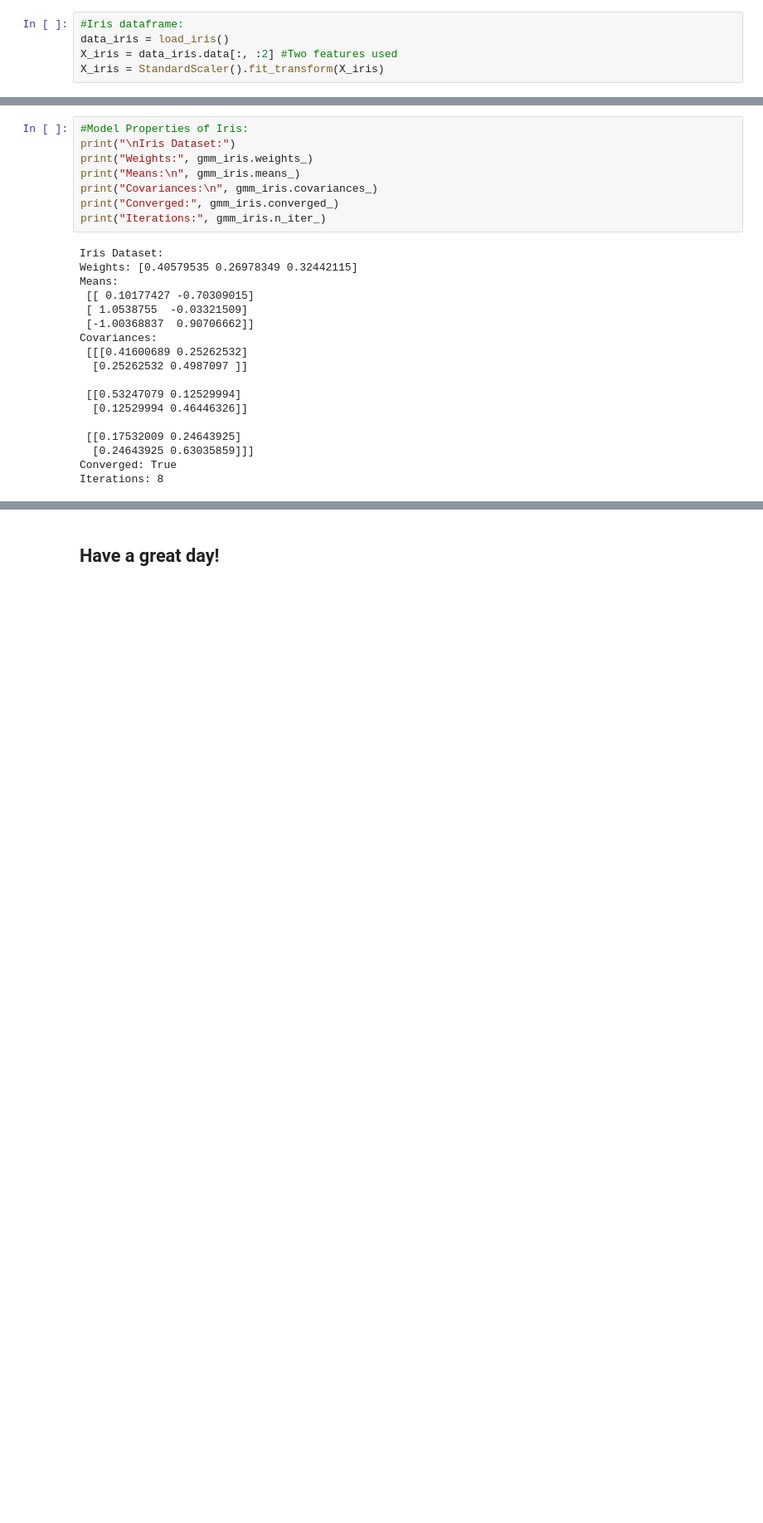
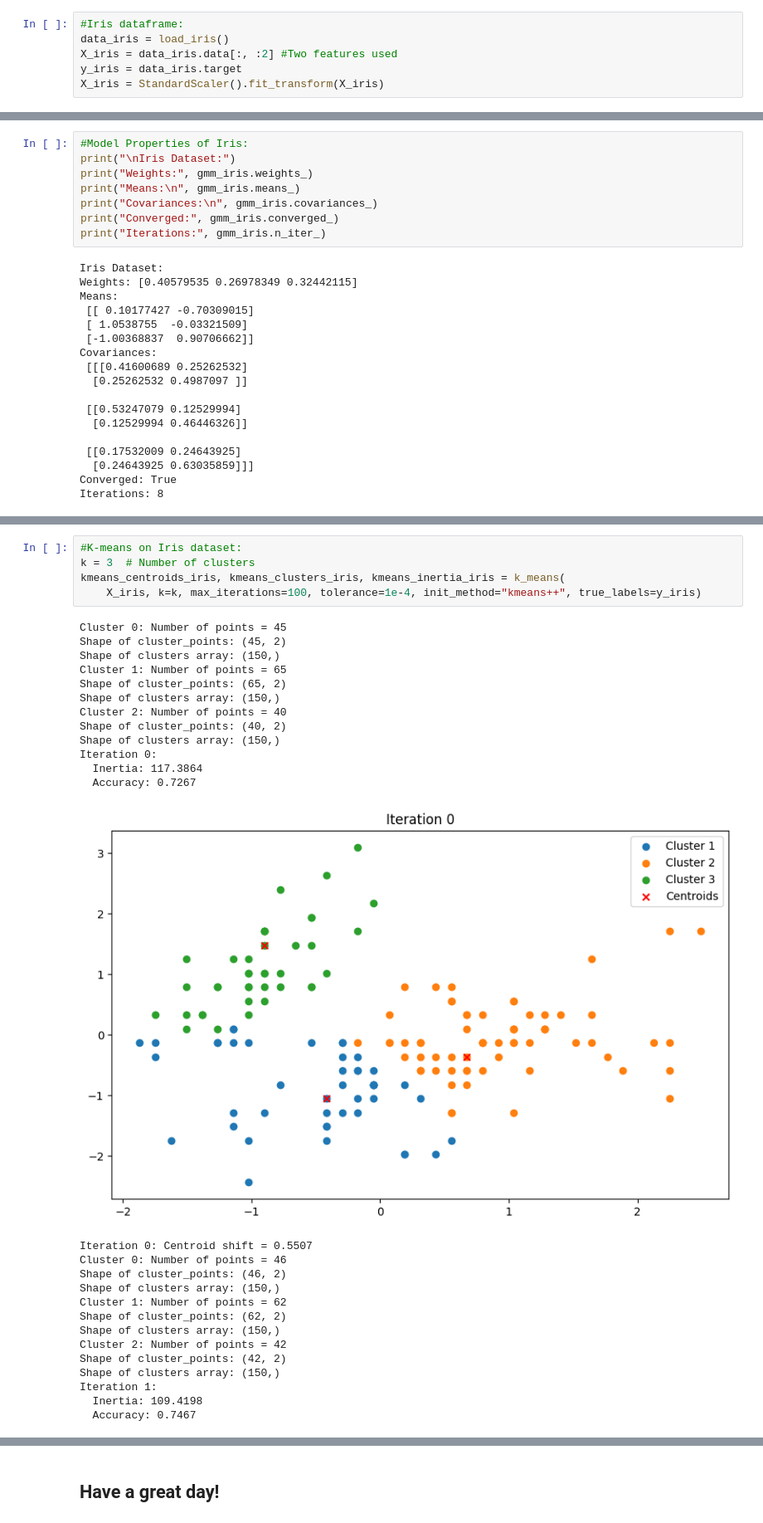
Before and after one commit to benmanjackson/CS290, a Jupyter notebook: GaussianMixtureModel.ipynb, the cells around one changed output, grey strips where cells are left out. Shown at 83% size. Cells and saved outputs as stored; diff of their text form; blank space fills up the shorter version.

```diff
--- a/GaussianMixtureModel.ipynb
+++ b/GaussianMixtureModel.ipynb
@@ -50,6 +55,7 @@ X_penguins = StandardScaler().fit_transform(X_penguins)
 #Iris dataframe:
 data_iris = load_iris()
 X_iris = data_iris.data[:, :2] #Two features used
+y_iris = data_iris.target
 X_iris = StandardScaler().fit_transform(X_iris)
 # %%
 #Plotting our Gaussian Mixture Model:
@@ -164,0 +407,32 @@ Iterations: 8
+# %%
+#K-means on Iris dataset:
+k = 3  # Number of clusters
+kmeans_centroids_iris, kmeans_clusters_iris, kmeans_inertia_iris = k_means(
+    X_iris, k=k, max_iterations=100, tolerance=1e-4, init_method="kmeans++", true_labels=y_iris)
+# %% [output]
+Cluster 0: Number of points = 45
+Shape of cluster_points: (45, 2)
+Shape of clusters array: (150,)
+Cluster 1: Number of points = 65
+Shape of cluster_points: (65, 2)
+Shape of clusters array: (150,)
+Cluster 2: Number of points = 40
+Shape of cluster_points: (40, 2)
+Shape of clusters array: (150,)
+Iteration 0:
+  Inertia: 117.3864
+  Accuracy: 0.7267
+[figure, added]
+Iteration 0: Centroid shift = 0.5507
+Cluster 0: Number of points = 46
+Shape of cluster_points: (46, 2)
+Shape of clusters array: (150,)
+Cluster 1: Number of points = 62
+Shape of cluster_points: (62, 2)
+Shape of clusters array: (150,)
+Cluster 2: Number of points = 42
+Shape of cluster_points: (42, 2)
+Shape of clusters array: (150,)
+Iteration 1:
+  Inertia: 109.4198
+  Accuracy: 0.7467
```
Also changed, not shown: parts of 17 cells of this notebook.
